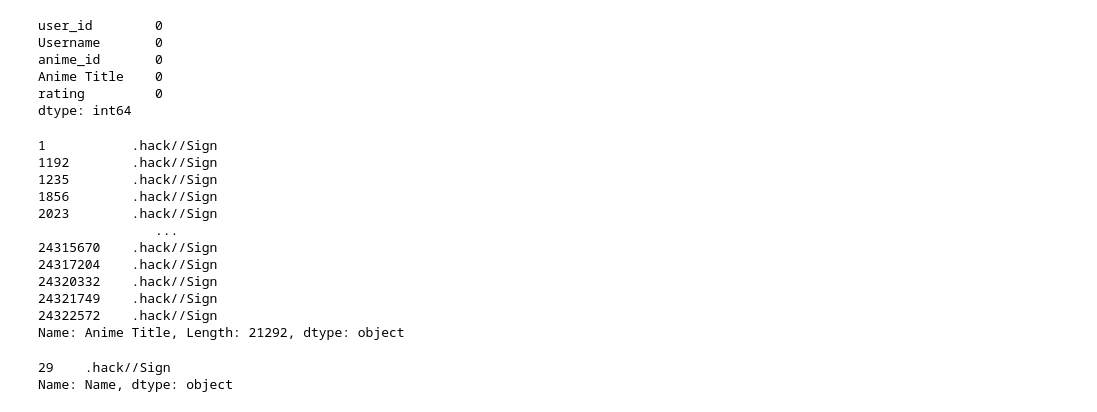
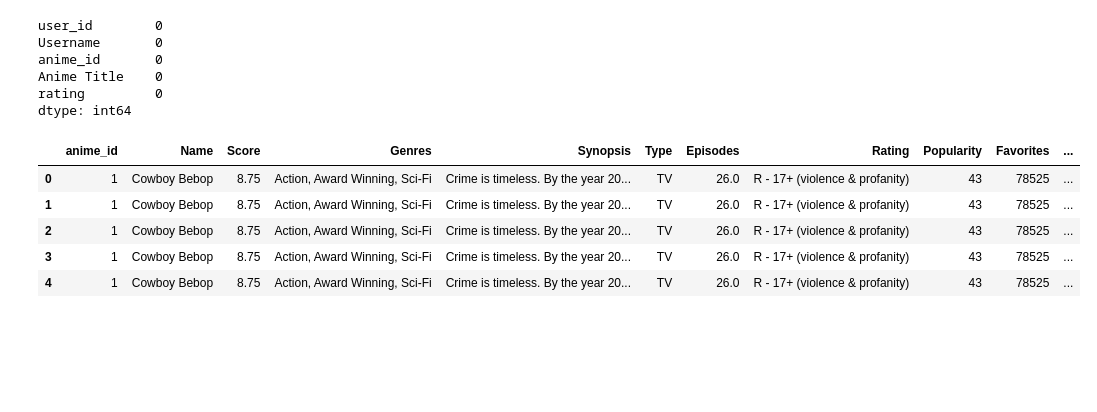
Before and after one commit to pparashar21/AnimeRecommender, a Jupyter notebook: notebooks/data_preprocessing.ipynb, the cells around one changed output. Cells and saved outputs as stored; diff of their text form; code cells hidden in the pictures; blank space fills up the shorter version.

```diff
--- a/notebooks/data_preprocessing.ipynb
+++ b/notebooks/data_preprocessing.ipynb
@@ -220,5 +188,5 @@ Index(['Mal ID', 'Username', 'Gender', 'Birthday', 'Location', 'Joined',
 # %%
-ratings = pd.read_csv("/Users/pparashar21/Desktop/Projects/AnimeRecommender/Artifacts/Data_ingestion/Anime_Ratings.csv")
+ratings = pd.read_csv("/Users/pparashar21/Desktop/Projects/AnimeRecommender/Artifacts/Data_ingestion/06-14-2025_19-33-18/Anime_Ratings.csv")
 ratings.head()
 # %% [output]
 |  | user_id | Username | anime_id | Anime Title | rating |
@@ -236,23 +224,14 @@ anime_id       0
 Anime Title    0
 rating         0
 dtype: int64
-# %%
-ratings['Anime Title'][ratings['anime_id'] == 48]
-# %% [output]
-1           .hack//Sign
-1192        .hack//Sign
-1235        .hack//Sign
-1856        .hack//Sign
-2023        .hack//Sign
-               ...
-24315670    .hack//Sign
-24317204    .hack//Sign
-24320332    .hack//Sign
-24321749    .hack//Sign
-24322572    .hack//Sign
-Name: Anime Title, Length: 21292, dtype: object
-# %%
-anime['Name'][anime['anime_id'] == 48]
-# %% [output]
-29    .hack//Sign
-Name: Name, dtype: object
+# %%
+merged = pd.merge(anime, ratings, on='anime_id', how='inner', indicator=True)
+merged.drop(['Anime Title'], axis=1, inplace = True)
+merged.head()
+# %% [output]
+|  | anime_id | Name | Score | Genres | Synopsis | Type | Episodes | Rating | Popularity | Favorites | ... |
+| 0 | 1 | Cowboy Bebop | 8.75 | Action, Award Winning, Sci-Fi | Crime is timeless. By the year 20... | TV | 26.0 | R - 17+ (violence & profanity) | 43 | 78525 | ... |
+| 1 | 1 | Cowboy Bebop | 8.75 | Action, Award Winning, Sci-Fi | Crime is timeless. By the year 20... | TV | 26.0 | R - 17+ (violence & profanity) | 43 | 78525 | ... |
+| 2 | 1 | Cowboy Bebop | 8.75 | Action, Award Winning, Sci-Fi | Crime is timeless. By the year 20... | TV | 26.0 | R - 17+ (violence & profanity) | 43 | 78525 | ... |
+| 3 | 1 | Cowboy Bebop | 8.75 | Action, Award Winning, Sci-Fi | Crime is timeless. By the year 20... | TV | 26.0 | R - 17+ (violence & profanity) | 43 | 78525 | ... |
+| 4 | 1 | Cowboy Bebop | 8.75 | Action, Award Winning, Sci-Fi | Crime is timeless. By the year 20... | TV | 26.0 | R - 17+ (violence & profanity) | 43 | 78525 | ... |
```
Also changed, not shown: parts of 15 cells of this notebook, 10 other files.
